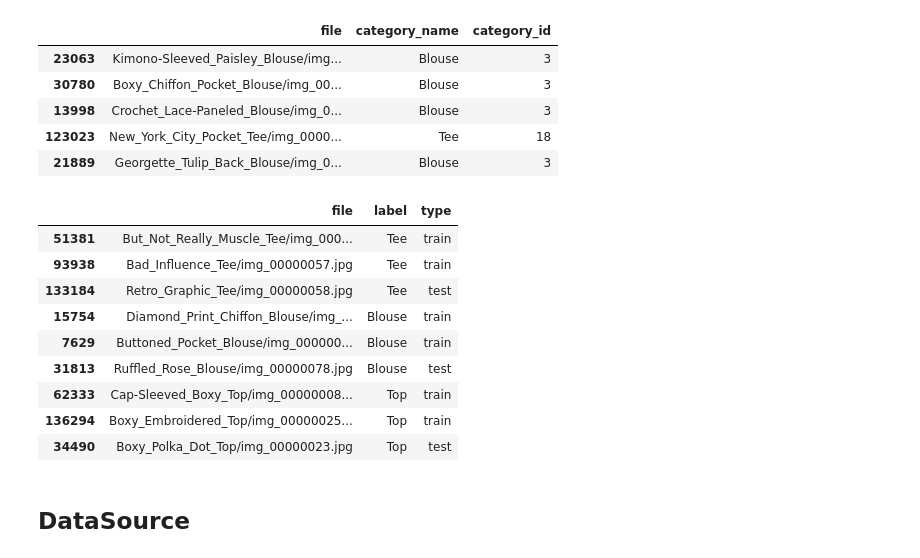
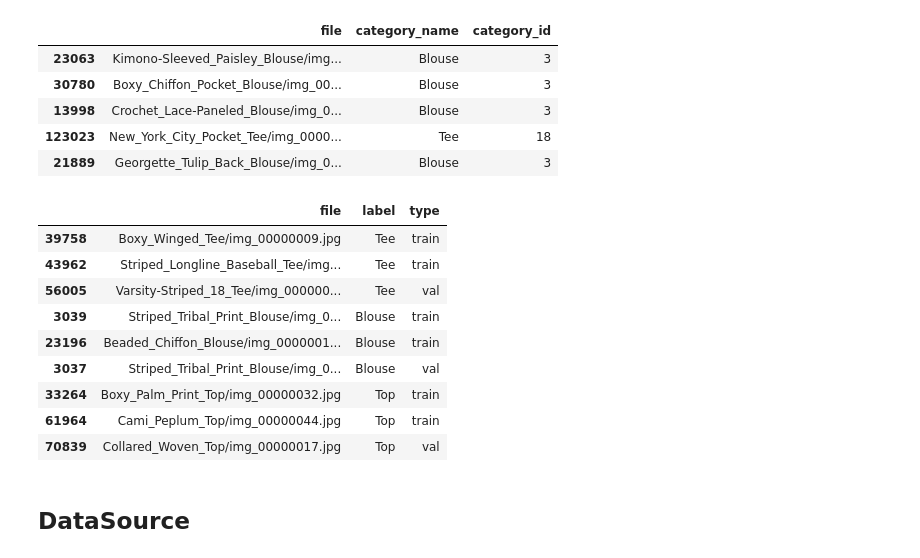
Before and after one commit to Arden-Zhu/fashion_net2, a Jupyter notebook: A_classifier.ipynb, the cells around one changed output. Cells and saved outputs as stored; diff of their text form; code cells hidden in the pictures.

Commit message:
Train

```diff
--- a/A_classifier.ipynb
+++ b/A_classifier.ipynb
@@ -62,41 +57,41 @@ df.head()
 | 123023 | New_York_City_Pocket_Tee/img_0000... | Tee | 18 |
 | 21889 | Georgette_Tulip_Back_Blouse/img_0... | Blouse | 3 |
 # %%
-def pick(n_train, n_test, categories):
+def pick(n_train, n_val, categories):
   df_pick = pd.DataFrame(columns=['file', 'label', 'type'])
 
   for cat in categories:
     indexes = df.loc[df.category_name == cat].index.values
     indexes = np.random.permutation(indexes)
 
     # trainset
     df_slice = df.loc[indexes[:n_train]].loc[:, ['file', 'category_name']]
     df_slice.columns = ['file', 'label']
     df_slice['type'] = 'train'
 
     df_pick = pd.concat([df_pick, df_slice])
-    # testset
-    df_slice = df.loc[indexes[n_train:n_train + n_test]].loc[:, ['file', 'category_name']]
+    # valset
+    df_slice = df.loc[indexes[n_train:n_train + n_val]].loc[:, ['file', 'category_name']]
     df_slice.columns = ['file', 'label']
-    df_slice['type'] = 'test'
+    df_slice['type'] = 'val'
     df_pick = pd.concat([df_pick, df_slice])
 
   return df_pick
 
 #############
 df_pick = pick(2, 1, ['Tee', 'Blouse', 'Top'])
 df_pick.head(10)
 # %% [output]
 |  | file | label | type |
-| 51381 | But_Not_Really_Muscle_Tee/img_000... | Tee | train |
-| 93938 | Bad_Influence_Tee/img_00000057.jpg | Tee | train |
-| 133184 | Retro_Graphic_Tee/img_00000058.jpg | Tee | test |
-| 15754 | Diamond_Print_Chiffon_Blouse/img_... | Blouse | train |
-| 7629 | Buttoned_Pocket_Blouse/img_000000... | Blouse | train |
-| 31813 | Ruffled_Rose_Blouse/img_00000078.jpg | Blouse | test |
-| 62333 | Cap-Sleeved_Boxy_Top/img_00000008... | Top | train |
-| 136294 | Boxy_Embroidered_Top/img_00000025... | Top | train |
-| 34490 | Boxy_Polka_Dot_Top/img_00000023.jpg | Top | test |
+| 39758 | Boxy_Winged_Tee/img_00000009.jpg | Tee | train |
+| 43962 | Striped_Longline_Baseball_Tee/img... | Tee | train |
+| 56005 | Varsity-Striped_18_Tee/img_000000... | Tee | val |
+| 3039 | Striped_Tribal_Print_Blouse/img_0... | Blouse | train |
+| 23196 | Beaded_Chiffon_Blouse/img_0000001... | Blouse | train |
+| 3037 | Striped_Tribal_Print_Blouse/img_0... | Blouse | val |
+| 33264 | Boxy_Palm_Print_Top/img_00000032.jpg | Top | train |
+| 61964 | Cami_Peplum_Top/img_00000044.jpg | Top | train |
+| 70839 | Collared_Woven_Top/img_00000017.jpg | Top | val |
 # %%
 df_pick = pick(500, 200, ['Tee', 'Blouse', 'Top'])
 # %% [markdown]
```
Also changed, not shown: parts of 7 cells of this notebook.
